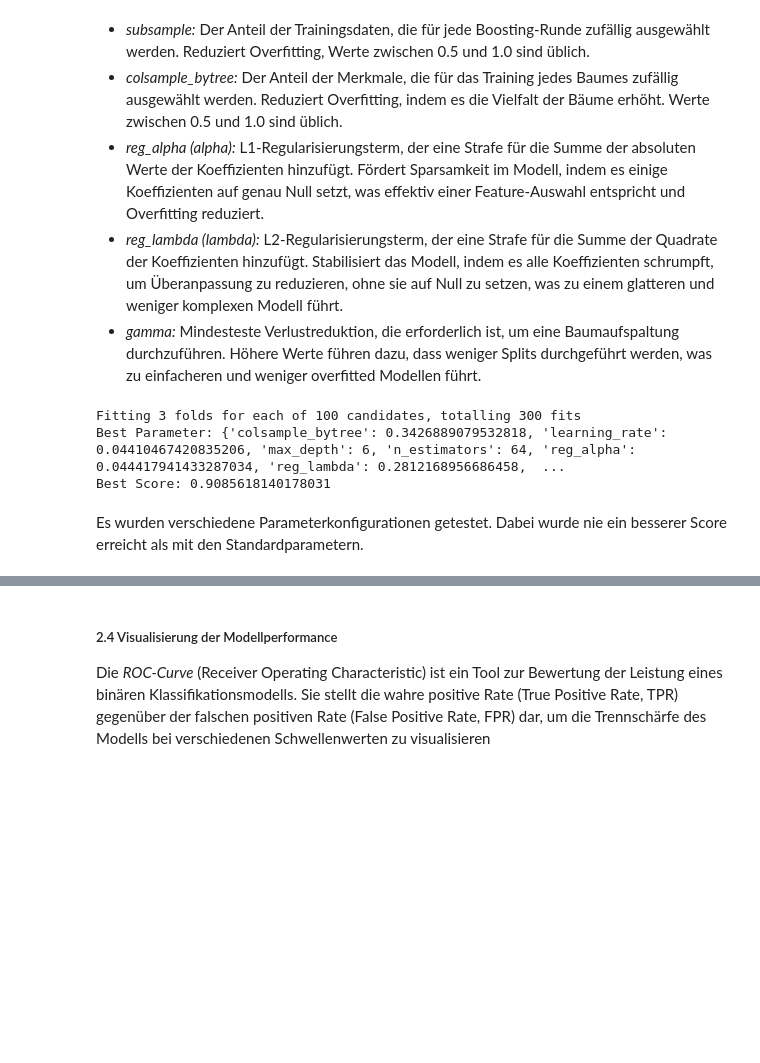
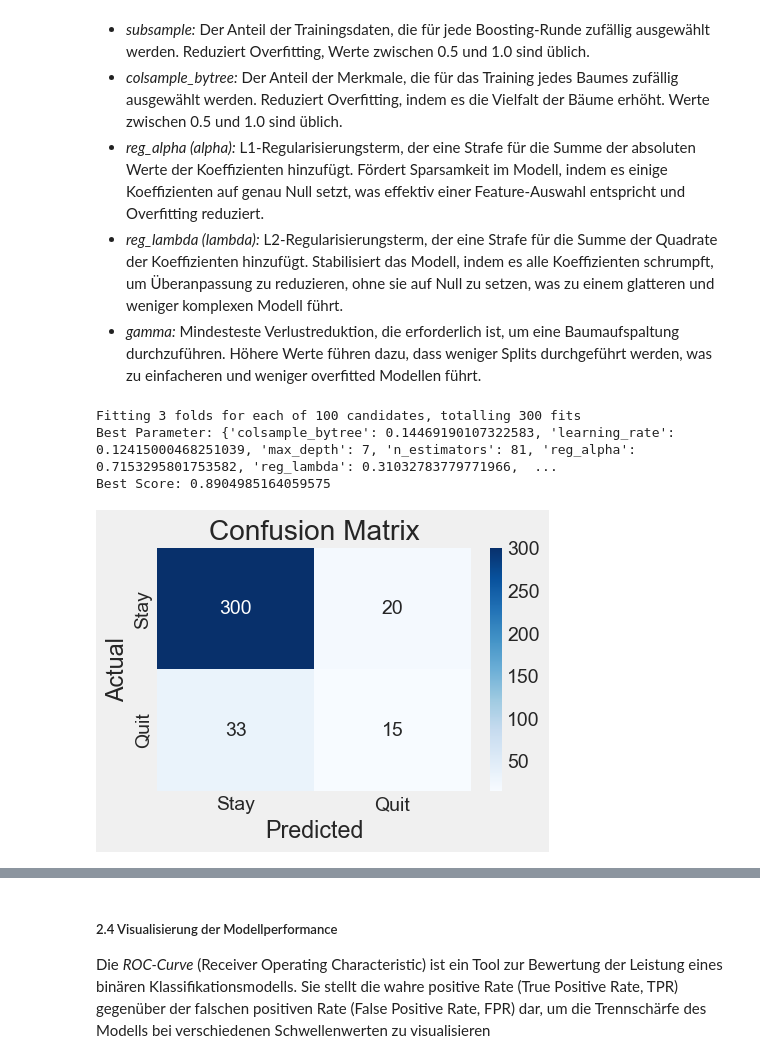
Before and after one commit to vngtr/datamining, a Jupyter notebook: 4.Modeling.ipynb, the cells around one changed output, grey strips where cells are left out. Cells and saved outputs as stored; diff of their text form; code cells hidden in the pictures; blank space fills up the shorter version.

```diff
--- a/4.Modeling.ipynb
+++ b/4.Modeling.ipynb
@@ -648,9 +658,8 @@ Durch Verwendung von RandomSearchCV kann durch die Festlegung von Iterationen ei
 param_dist = {
     'n_estimators': randint(50, 200),
     'max_depth': randint(3, 10),
-    'scale_pos_weight': randint(1, 10),
-    'learning_rate': uniform(0.01, 0.5),
-    'subsample': uniform(0, 1),
+    'learning_rate': uniform(0.1, 0.5),
+    'subsample': uniform(0, 0.8),
     'colsample_bytree': uniform(0, 1),
     'reg_alpha': uniform(0, 1),
     'reg_lambda': uniform(0, 1)
@@ -675,7 +684,5 @@ print(f"Best Parameter: {random_search.best_params_}")
 print(f"Best Score: {random_search.best_score_}")
 # %% [output]
 Fitting 3 folds for each of 100 candidates, totalling 300 fits
-Best Parameter: {'colsample_bytree': 0.3426889079532818, 'learning_rate': 0.04410467420835206, 'max_depth': 6, 'n_estimators': 64, 'reg_alpha': 0.044417941433287034, 'reg_lambda': 0.2812168956686458,  ...
-Best Score: 0.9085618140178031
+Best Parameter: {'colsample_bytree': 0.14469190107322583, 'learning_rate': 0.12415000468251039, 'max_depth': 7, 'n_estimators': 81, 'reg_alpha': 0.7153295801753582, 'reg_lambda': 0.31032783779771966,  ...
+Best Score: 0.8904985164059575
-# %% [markdown]
-Es wurden verschiedene Parameterkonfigurationen getestet. Dabei wurde nie ein besserer Score erreicht als mit den Standardparametern.
@@ -681,0 +711,27 @@ Es wurden verschiedene Parameterkonfigurationen getestet. Dabei wurde nie ein be
+# %%
+# Erstellen und Trainieren des XGBoost-Modells mit angepassten Parametern
+xgb_model = XGBClassifier(objective='binary:logistic',
+                          max_depth=7,
+                          learning_rate=0.12415000468251039,
+                          n_estimators=81,
+                          reg_alpha=0.7153295801753582,
+                          reg_lambda=0.31032783779771966,
+                          subsample=0.3143522135789536,
+                          colsample_bytree=0.14469190107322583,
+                          eval_metric='logloss')
+# xgb_model = XGBClassifier()
+xgb_model.fit(X_resampled, y_resampled)
+
+# Vorhersagen mit dem Modell
+xgb_preds = xgb_model.predict(X_test)
+xgb_y_pred = (xgb_preds > 0.5).astype(int)
+# %%
+conf_matrix = confusion_matrix(y_test, xgb_y_pred)
+plt.figure(figsize=(4.5, 3))
+sns.heatmap(conf_matrix, annot=True, fmt='d', cmap='Blues', xticklabels=['Stay', 'Quit'], yticklabels=['Stay', 'Quit'])
+plt.ylabel('Actual')
+plt.xlabel('Predicted')
+plt.title('Confusion Matrix')
+plt.show()
+# %% [output]
+[figure, added]
```
Also changed, not shown: parts of 25 cells of this notebook.
